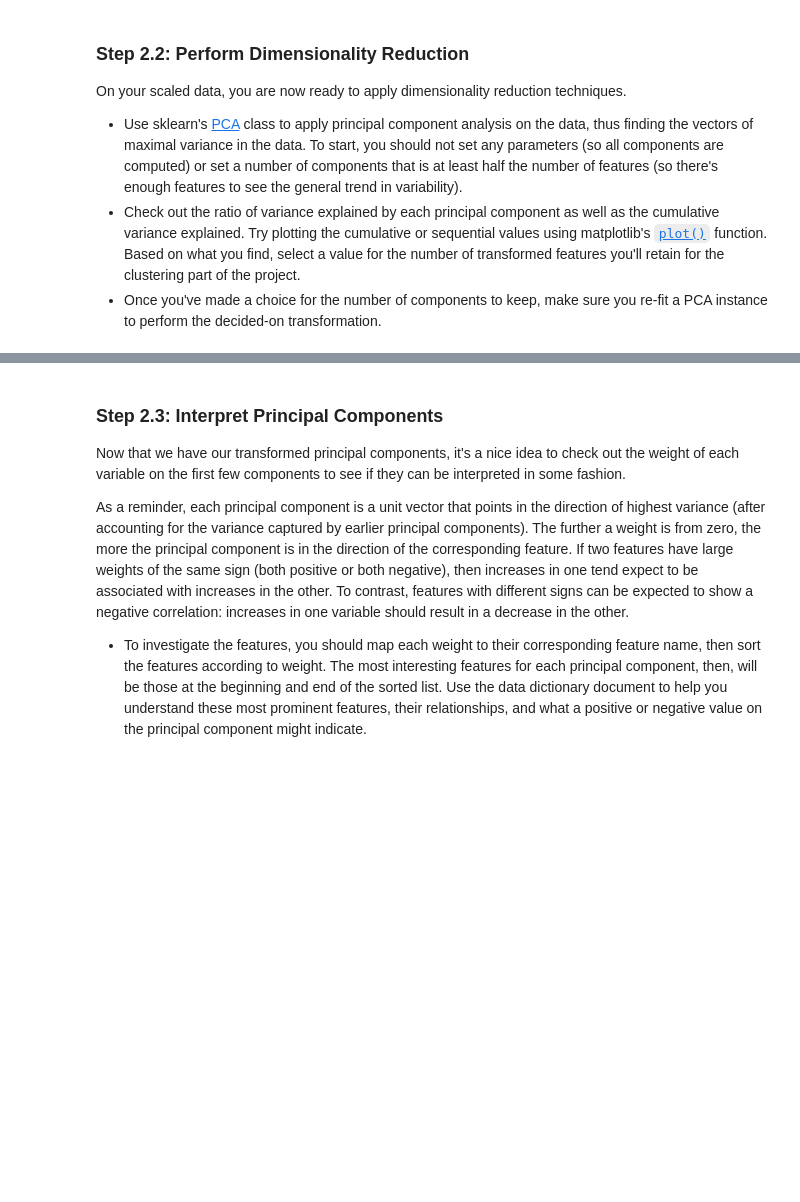
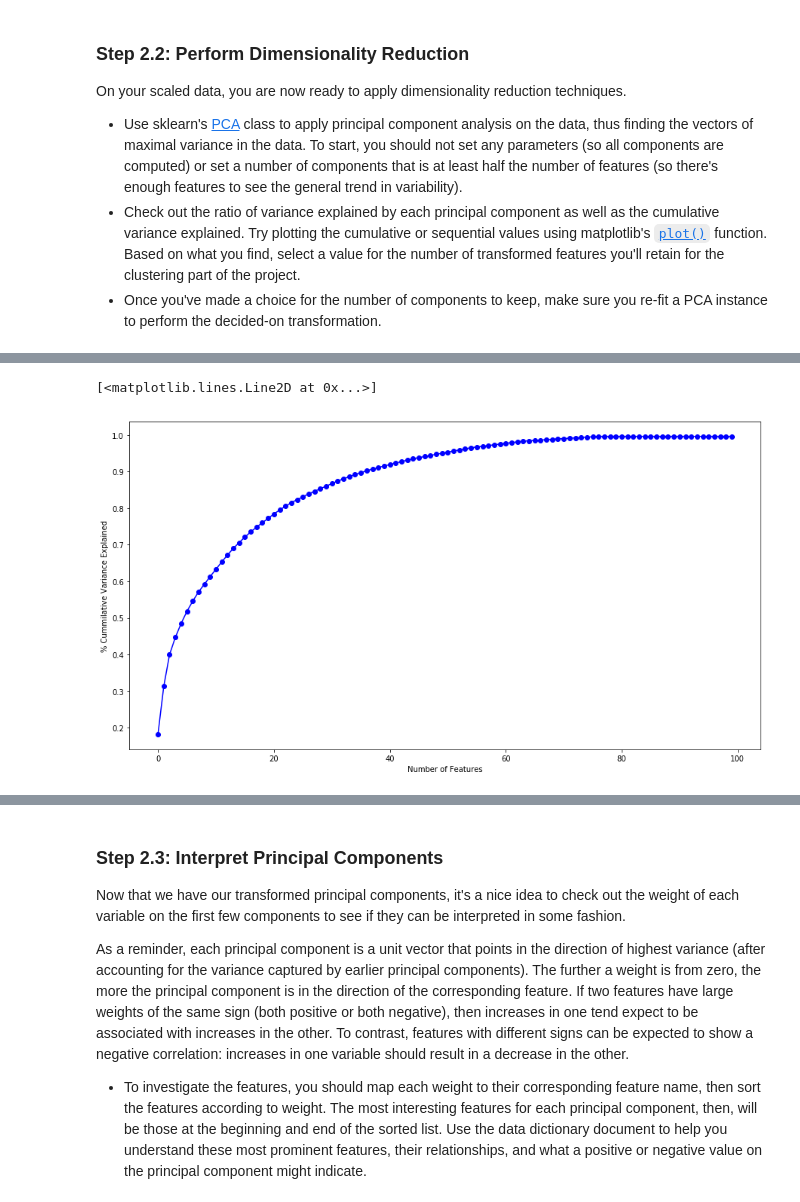
Before and after one commit to xueweiyema/IdentifyCustomer, a Jupyter notebook: Identify_Customer_Segments.ipynb, the cells around one changed output, grey strips where cells are left out. Drawn from its saved outputs; the diff is of its cells as text; code cells hidden in the pictures; blank space fills up the shorter version.

```diff
--- a/Identify_Customer_Segments.ipynb
+++ b/Identify_Customer_Segments.ipynb
@@ -852,2 +856,10 @@ ValueError: Input contains NaN, infinity or a value too large for dtype('float64
+# %%
+plt.figure(figsize=(15,8))
+plt.ylabel('% Cummilative Variance Explained')
+plt.xlabel('Number of Features')
+plt.plot(cv,marker='o', color='b')
+# %% [output]
+[<matplotlib.lines.Line2D at 0x...>]
+[figure, added]
 # %%
 # Re-apply PCA to the data while selecting for number of components to retain.
```
Also changed, not shown: parts of 28 cells of this notebook.
